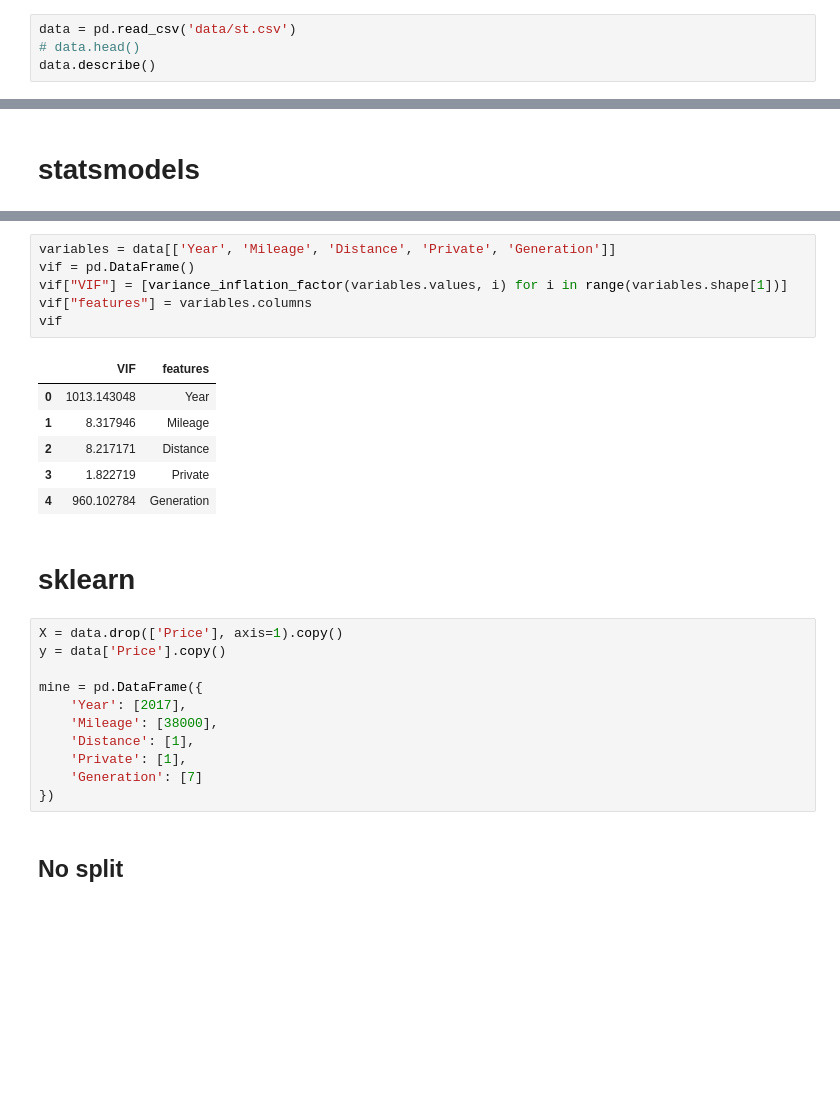
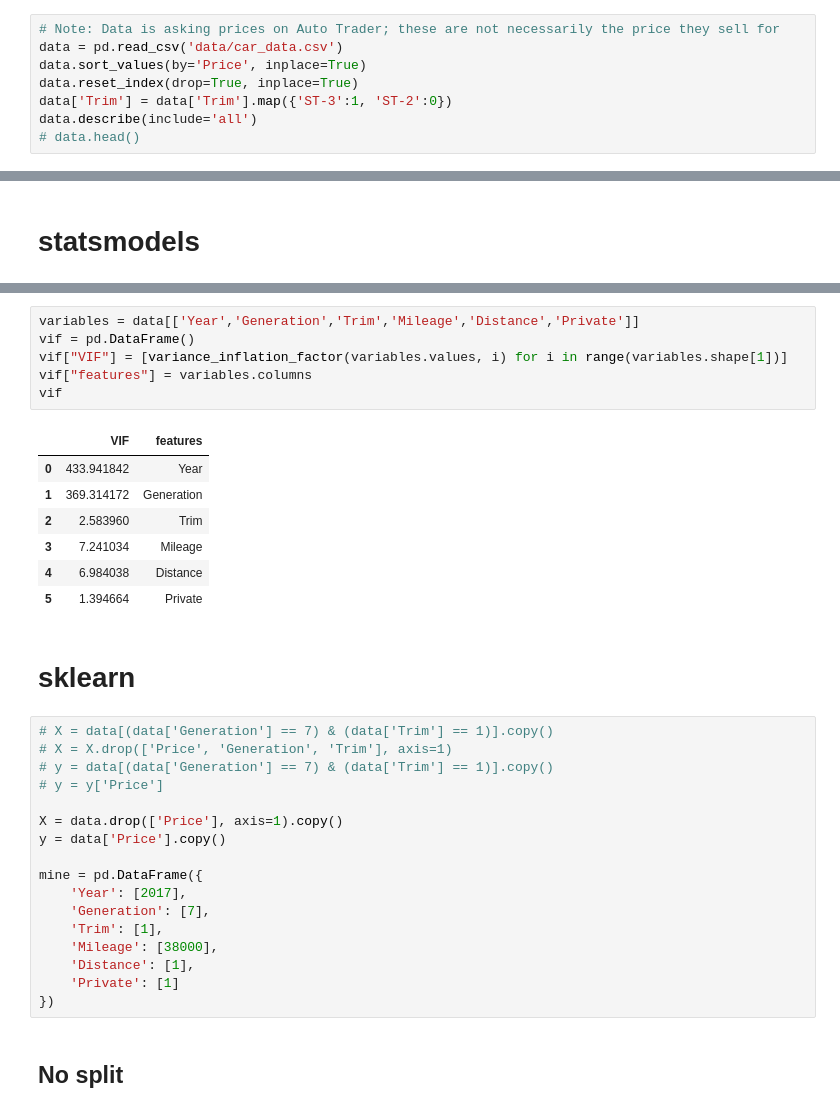
Before and after one commit to jamesdeluk/data-projects, a Jupyter notebook: st.ipynb, the cells around one changed output, grey strips where cells are left out. Drawn from its saved outputs; the diff is of its cells as text; blank space fills up the shorter version.

```diff
--- a/st.ipynb
+++ b/st.ipynb
@@ -22,7 +23,11 @@ from xgboost import XGBRegressor
 
 from scipy.stats import ttest_rel
 # %%
-data = pd.read_csv('data/st.csv')
+# Note: Data is asking prices on Auto Trader; these are not necessarily the price they sell for
+data = pd.read_csv('data/car_data.csv')
+data.sort_values(by='Price', inplace=True)
+data.reset_index(drop=True, inplace=True)
+data['Trim'] = data['Trim'].map({'ST-3':1, 'ST-2':0})
+data.describe(include='all')
 # data.head()
-data.describe()
 # %% [output]
@@ -162,28 +145,35 @@ strong multicollinearity or other numerical problems.
 # %%
-variables = data[['Year', 'Mileage', 'Distance', 'Private', 'Generation']]
+variables = data[['Year','Generation','Trim','Mileage','Distance','Private']]
 vif = pd.DataFrame()
 vif["VIF"] = [variance_inflation_factor(variables.values, i) for i in range(variables.shape[1])]
 vif["features"] = variables.columns
 vif
 # %% [output]
 |  | VIF | features |
-| 0 | 1013.143048 | Year |
-| 1 | 8.317946 | Mileage |
-| 2 | 8.217171 | Distance |
-| 3 | 1.822719 | Private |
-| 4 | 960.102784 | Generation |
+| 0 | 433.941842 | Year |
+| 1 | 369.314172 | Generation |
+| 2 | 2.583960 | Trim |
+| 3 | 7.241034 | Mileage |
+| 4 | 6.984038 | Distance |
+| 5 | 1.394664 | Private |
 # %% [markdown]
 # sklearn
 # %%
+# X = data[(data['Generation'] == 7) & (data['Trim'] == 1)].copy()
+# X = X.drop(['Price', 'Generation', 'Trim'], axis=1)
+# y = data[(data['Generation'] == 7) & (data['Trim'] == 1)].copy()
+# y = y['Price']
+
 X = data.drop(['Price'], axis=1).copy()
 y = data['Price'].copy()
 
 mine = pd.DataFrame({
     'Year': [2017],
+    'Generation': [7],
+    'Trim': [1],
     'Mileage': [38000],
     'Distance': [1],
-    'Private': [1],
-    'Generation': [7]
+    'Private': [1]
 })
 # %% [markdown]
 ## No split
```
Also changed, not shown: parts of 22 cells of this notebook, 4 other files.
